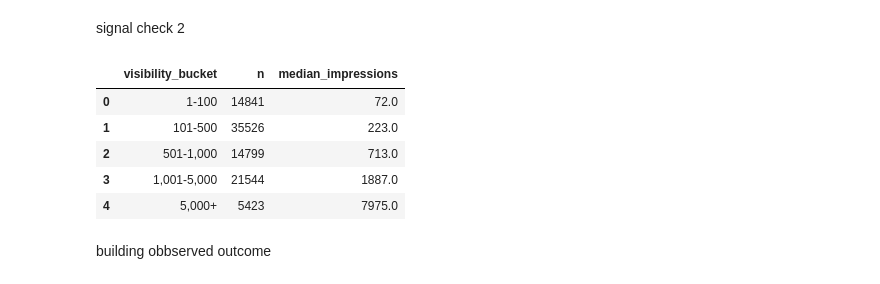
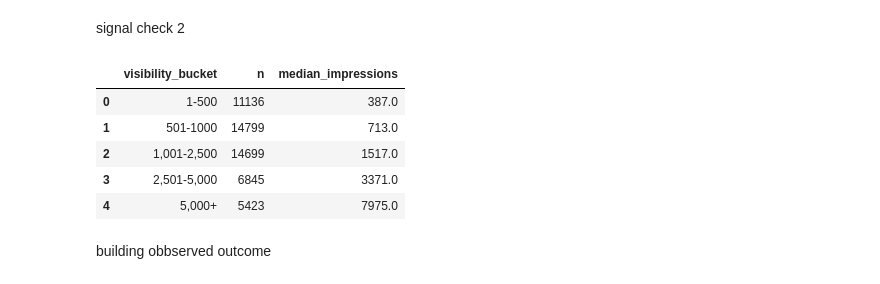
Before and after one commit to Jai-Kulkarni1905/Applied_Search_Intelligence, a Jupyter notebook: work/notebooks/w04_baseline_score.ipynb, the cells around one changed output. Drawn from its saved outputs; the diff is of its cells as text; code cells hidden in the pictures.

```diff
--- a/work/notebooks/w04_baseline_score.ipynb
+++ b/work/notebooks/w04_baseline_score.ipynb
@@ -191,0 +154,14 @@ display(ctr_signal_check)
+# %%
+
+# --- CTR vs position (decision window only) ---
+features = features[features["impressions"] >0]
+position_bins = [0, 5, 10, 20, np.inf]
+position_labels = ["1-5", "6-10", "11-20", "21+"]
+features["position_bucket"] = pd.cut(features["avg_position"], bins=position_bins, labels=position_labels)
+
+ctr_by_position = (
+    features.groupby("position_bucket", observed=True)
+    .agg(n=("ctr", "size"), mean_ctr=("ctr", "mean"), median_ctr=("ctr", "median"))
+    .reset_index()
+)
+print("CTR by position bucket (n printed per bucket):\n", ctr_by_position)
@@ -192,21 +175,21 @@ display(ctr_signal_check)
 # %%
 expected_ctr = (
-    signal_df
+    features
     .groupby("position_bucket", observed=False)["ctr"]
-    .median()
+    .mean()
     .rename("expected_ctr")
 )
 
-signal_df = signal_df.merge(
+features = features.merge(
     expected_ctr,
     on="position_bucket",
     how="left"
 )
 
-signal_df["ctr_gap"] = (
-    signal_df["expected_ctr"] - signal_df["ctr"]
+features["ctr_gap"] = (
+    features["expected_ctr"] - features["ctr"]
 )
 
-signal_df["relative_ctr"] = (
-    signal_df["ctr"] / signal_df["expected_ctr"]
+features["relative_ctr"] = (
+    features["ctr"] / features["expected_ctr"]
 )
@@ -214,35 +206,35 @@ signal_df["relative_ctr"] = (
 signal check 2
 # %%
 visibility_check = (
-    features[features["impressions"] > 50]
+    features[features["impressions"] > 300]
     .assign(
         visibility_bucket=lambda x: pd.cut(
             x["impressions"],
-            bins=[0, 100, 500, 1000, 5000, np.inf],
+            bins=[0, 500, 1000, 2500, 5000, np.inf],
             labels=[
-                "1-100",
-                "101-500",
-                "501-1,000",
-                "1,001-5,000",
+                "1-500",
+                "501-1000",
+                "1,001-2,500",
+                "2,501-5,000",
                 "5,000+"
             ]
         )
     )
     .groupby("visibility_bucket", observed=False)
     .agg(
         n=("content_hash_id", "size"),
         median_impressions=("impressions", "median")
     )
     .reset_index()
 )
 
 display(visibility_check)
 # %% [output]
 |  | visibility_bucket | n | median_impressions |
-| 0 | 1-100 | 14841 | 72.0 |
-| 1 | 101-500 | 35526 | 223.0 |
-| 2 | 501-1,000 | 14799 | 713.0 |
-| 3 | 1,001-5,000 | 21544 | 1887.0 |
+| 0 | 1-500 | 11136 | 387.0 |
+| 1 | 501-1000 | 14799 | 713.0 |
+| 2 | 1,001-2,500 | 14699 | 1517.0 |
+| 3 | 2,501-5,000 | 6845 | 3371.0 |
 | 4 | 5,000+ | 5423 | 7975.0 |
 # %% [markdown]
 building obbserved outcome
```
Also changed, not shown: parts of 12 cells of this notebook.
